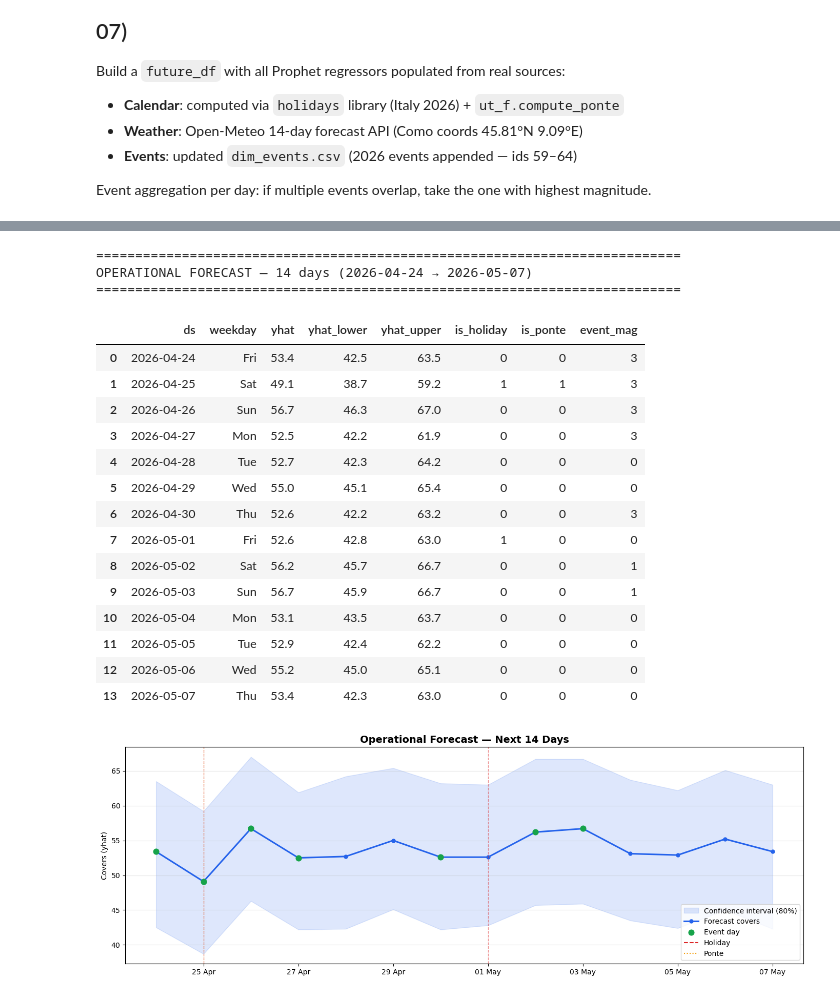
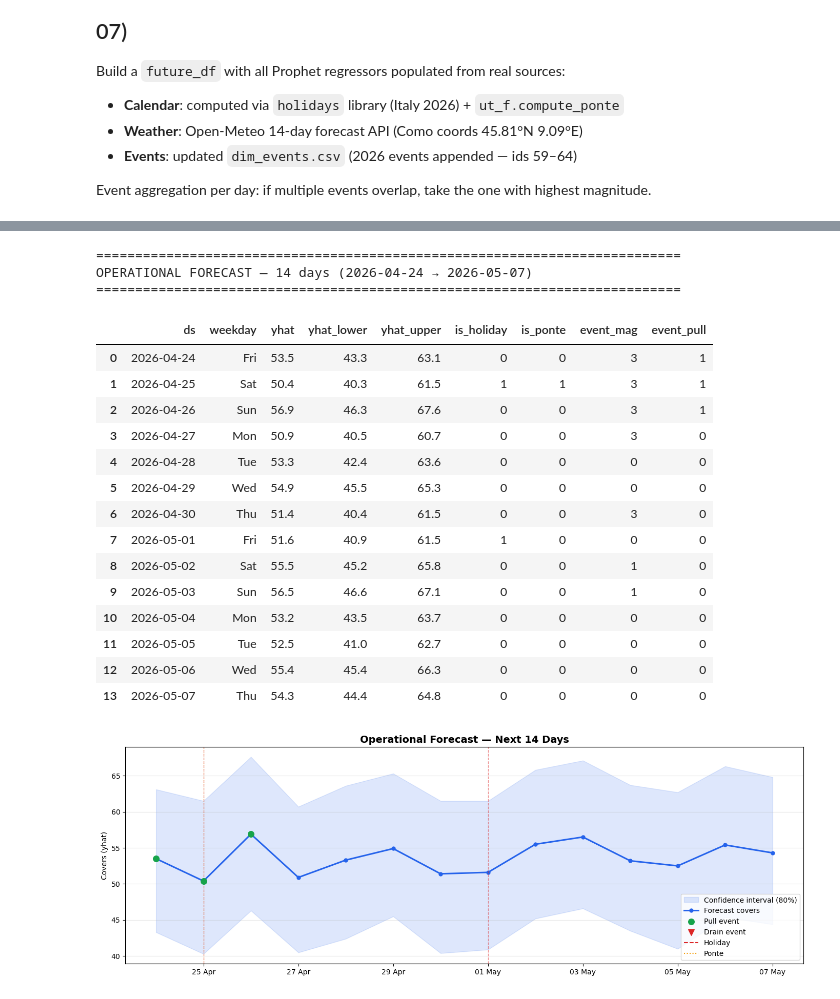
Before and after one commit to GiaLop/horeca-forecasting, a Jupyter notebook: notebook/04_forecasting_model.ipynb, the cells around one changed output, grey strips where cells are left out. Saved outputs shown, nothing was run; the diff lists cells and outputs as text; code cells hidden in the pictures.

```diff
--- a/notebook/04_forecasting_model.ipynb
+++ b/notebook/04_forecasting_model.ipynb
@@ -347,15 +510,21 @@ future_df = pd.DataFrame({'ds': future_dates})
 
 # ── 2. CALENDAR REGRESSORS ───────────────────────────────────────────────────
 it_holidays_2026 = hols.country_holidays('IT', years=2026)
-holiday_dates = set(it_holidays_2026.keys())
+holiday_dates    = set(it_holidays_2026.keys())
+
+# Swiss holidays (same cantons as dim_calendar: TI, GR, ZH, BE)
+ch_holidays_2026 = set()
+for canton in ['TI', 'GR', 'ZH', 'BE']:
+    ch_holidays_2026 |= set(hols.country_holidays('CH', subdiv=canton, years=2026).keys())
 
 # Ponte: compute over a wider window so edge dates are covered
 wide_range = pd.date_range('2026-04-01', '2026-05-31')
 ponte_set  = ut_f.compute_ponte(wide_range, holiday_dates)
 
-future_df['is_weekend']    = future_df['ds'].dt.dayofweek >= 5
-future_df['is_holiday']    = future_df['ds'].dt.date.isin(holiday_dates)
-future_df['is_ponte']      = future_df['ds'].dt.date.isin(ponte_set)
+future_df['is_weekend']       = future_df['ds'].dt.dayofweek >= 5
+future_df['is_holiday']       = future_df['ds'].dt.date.isin(holiday_dates)
+future_df['is_swiss_holiday'] = future_df['ds'].dt.date.isin(ch_holidays_2026)
+future_df['is_ponte']         = future_df['ds'].dt.date.isin(ponte_set)
 
 # Manual override: 25 April — Liberazione (falls on Saturday 2026)
 apr25 = future_df['ds'] == pd.Timestamp('2026-04-25')
@@ -363,10 +532,10 @@ future_df.loc[apr25, 'is_holiday'] = True
 future_df.loc[apr25, 'is_ponte']   = True
 
 # Cast booleans to int for Prophet
-for col in ['is_weekend', 'is_holiday', 'is_ponte']:
+for col in ['is_weekend', 'is_holiday', 'is_swiss_holiday', 'is_ponte']:
     future_df[col] = future_df[col].astype(int)
 
 print("Calendar regressors:")
-print(future_df[['ds', 'is_weekend', 'is_holiday', 'is_ponte']].to_string(index=False))
+print(future_df[['ds', 'is_weekend', 'is_holiday', 'is_swiss_holiday', 'is_ponte']].to_string(index=False))
 # %% [output]
 Calendar regressors:
@@ -454,16 +633,16 @@ events_agg = (
     events_window
     .sort_values('magnitude', ascending=False)
     .drop_duplicates(subset='date', keep='first')
-    [['date', 'magnitude', 'radius_km']]
-    .rename(columns={'date': 'ds', 'magnitude': 'event_magnitude', 'radius_km': 'event_radius_km'})
+    [['date', 'magnitude', 'event_pull']]
+    .rename(columns={'date': 'ds', 'magnitude': 'event_magnitude'})
 )
 
 # Merge into future_df; fill 0 for days without events
 future_df = future_df.merge(events_agg, on='ds', how='left')
-future_df['event_magnitude']  = future_df['event_magnitude'].fillna(0).astype(int)
-future_df['event_radius_km']  = future_df['event_radius_km'].fillna(0).astype(int)
+future_df['event_magnitude'] = future_df['event_magnitude'].fillna(0).astype(int)
+future_df['event_pull']      = future_df['event_pull'].fillna(0).astype(int)
 
 print("Event regressors:")
-print(future_df[['ds', 'event_magnitude', 'event_radius_km']].to_string(index=False))
+print(future_df[['ds', 'event_magnitude', 'event_pull']].to_string(index=False))
 # %% [output]
 Event regressors:
@@ -492,12 +671,12 @@ output['yhat_lower'] = forecast_future['yhat_lower'].round(1)
 output['yhat_upper'] = forecast_future['yhat_upper'].round(1)
 output['weekday']    = output['ds'].dt.strftime('%a')
 output['event_mag']  = future_df['event_magnitude'].values
+output['event_pull'] = future_df['event_pull'].values
 output['is_holiday'] = future_df['is_holiday'].values
 output['is_ponte']   = future_df['is_ponte'].values
 
-# Reorder for readability
 output = output[['ds', 'weekday', 'yhat', 'yhat_lower', 'yhat_upper',
-                  'is_holiday', 'is_ponte', 'event_mag']]
+                  'is_holiday', 'is_ponte', 'event_mag', 'event_pull']]
 
 print("=" * 75)
 print("OPERATIONAL FORECAST — 14 days (2026-04-24 → 2026-05-07)")
@@ -506,52 +685,52 @@ display(output)
 
 # Plot
 fig, ax = plt.subplots(figsize=(14, 5))
 ax.fill_between(output['ds'], output['yhat_lower'], output['yhat_upper'],
                 alpha=0.15, color='#2563eb', label='Confidence interval (80%)')
 ax.plot(output['ds'], output['yhat'], color='#2563eb', linewidth=2.2,
         marker='o', markersize=5, label='Forecast covers')
 
-# Mark holidays and ponti
 for _, row in output[output['is_holiday'] == 1].iterrows():
     ax.axvline(row['ds'], color='#dc2626', linestyle='--', alpha=0.5, linewidth=1.0)
 for _, row in output[output['is_ponte'] == 1].iterrows():
     ax.axvline(row['ds'], color='#f59e0b', linestyle=':', alpha=0.5, linewidth=1.0)
 
-# Mark event days
-event_days = output[output['event_mag'] > 0]
-ax.scatter(event_days['ds'], event_days['yhat'], color='#16a34a',
-           zorder=5, s=60, label='Event day')
+# Pull events (green) and drain events (red scatter)
+pull_days  = output[output['event_pull'] == 1]
+drain_days = output[output['event_pull'] == -1]
+ax.scatter(pull_days['ds'],  pull_days['yhat'],  color='#16a34a', zorder=5, s=70, label='Pull event')
+ax.scatter(drain_days['ds'], drain_days['yhat'], color='#dc2626', zorder=5, s=70, marker='v', label='Drain event')
 
 from matplotlib.lines import Line2D
 legend_extra = [
     Line2D([0], [0], color='#dc2626', linestyle='--', label='Holiday'),
-    Line2D([0], [0], color='#f59e0b', linestyle=':', label='Ponte'),
+    Line2D([0], [0], color='#f59e0b', linestyle=':',  label='Ponte'),
 ]
 ax.legend(handles=ax.get_legend_handles_labels()[0] + legend_extra)
 
 ax.xaxis.set_major_formatter(mdates.DateFormatter('%d %b'))
 ax.set_title('Operational Forecast — Next 14 Days', fontsize=14, fontweight='bold')
 ax.set_ylabel('Covers (yhat)')
 ax.grid(axis='y', alpha=0.3)
 plt.tight_layout()
 plt.show()
 # %% [output]
 ===========================================================================
 OPERATIONAL FORECAST — 14 days (2026-04-24 → 2026-05-07)
 ===========================================================================
-|  | ds | weekday | yhat | yhat_lower | yhat_upper | is_holiday | is_ponte | event_mag |
-| 0 | 2026-04-24 | Fri | 53.4 | 42.5 | 63.5 | 0 | 0 | 3 |
-| 1 | 2026-04-25 | Sat | 49.1 | 38.7 | 59.2 | 1 | 1 | 3 |
-| 2 | 2026-04-26 | Sun | 56.7 | 46.3 | 67.0 | 0 | 0 | 3 |
-| 3 | 2026-04-27 | Mon | 52.5 | 42.2 | 61.9 | 0 | 0 | 3 |
-| 4 | 2026-04-28 | Tue | 52.7 | 42.3 | 64.2 | 0 | 0 | 0 |
-| 5 | 2026-04-29 | Wed | 55.0 | 45.1 | 65.4 | 0 | 0 | 0 |
-| 6 | 2026-04-30 | Thu | 52.6 | 42.2 | 63.2 | 0 | 0 | 3 |
-| 7 | 2026-05-01 | Fri | 52.6 | 42.8 | 63.0 | 1 | 0 | 0 |
-| 8 | 2026-05-02 | Sat | 56.2 | 45.7 | 66.7 | 0 | 0 | 1 |
-| 9 | 2026-05-03 | Sun | 56.7 | 45.9 | 66.7 | 0 | 0 | 1 |
-| 10 | 2026-05-04 | Mon | 53.1 | 43.5 | 63.7 | 0 | 0 | 0 |
-| 11 | 2026-05-05 | Tue | 52.9 | 42.4 | 62.2 | 0 | 0 | 0 |
-| 12 | 2026-05-06 | Wed | 55.2 | 45.0 | 65.1 | 0 | 0 | 0 |
-| 13 | 2026-05-07 | Thu | 53.4 | 42.3 | 63.0 | 0 | 0 | 0 |
+|  | ds | weekday | yhat | yhat_lower | yhat_upper | is_holiday | is_ponte | event_mag | event_pull |
+| 0 | 2026-04-24 | Fri | 53.5 | 43.3 | 63.1 | 0 | 0 | 3 | 1 |
+| 1 | 2026-04-25 | Sat | 50.4 | 40.3 | 61.5 | 1 | 1 | 3 | 1 |
+| 2 | 2026-04-26 | Sun | 56.9 | 46.3 | 67.6 | 0 | 0 | 3 | 1 |
+| 3 | 2026-04-27 | Mon | 50.9 | 40.5 | 60.7 | 0 | 0 | 3 | 0 |
+| 4 | 2026-04-28 | Tue | 53.3 | 42.4 | 63.6 | 0 | 0 | 0 | 0 |
+| 5 | 2026-04-29 | Wed | 54.9 | 45.5 | 65.3 | 0 | 0 | 0 | 0 |
+| 6 | 2026-04-30 | Thu | 51.4 | 40.4 | 61.5 | 0 | 0 | 3 | 0 |
+| 7 | 2026-05-01 | Fri | 51.6 | 40.9 | 61.5 | 1 | 0 | 0 | 0 |
+| 8 | 2026-05-02 | Sat | 55.5 | 45.2 | 65.8 | 0 | 0 | 1 | 0 |
+| 9 | 2026-05-03 | Sun | 56.5 | 46.6 | 67.1 | 0 | 0 | 1 | 0 |
+| 10 | 2026-05-04 | Mon | 53.2 | 43.5 | 63.7 | 0 | 0 | 0 | 0 |
+| 11 | 2026-05-05 | Tue | 52.5 | 41.0 | 62.7 | 0 | 0 | 0 | 0 |
+| 12 | 2026-05-06 | Wed | 55.4 | 45.4 | 66.3 | 0 | 0 | 0 | 0 |
+| 13 | 2026-05-07 | Thu | 54.3 | 44.4 | 64.8 | 0 | 0 | 0 | 0 |
-[figure, old version]
+[figure, new version]
```
Also changed, not shown: parts of 16 cells of this notebook.
